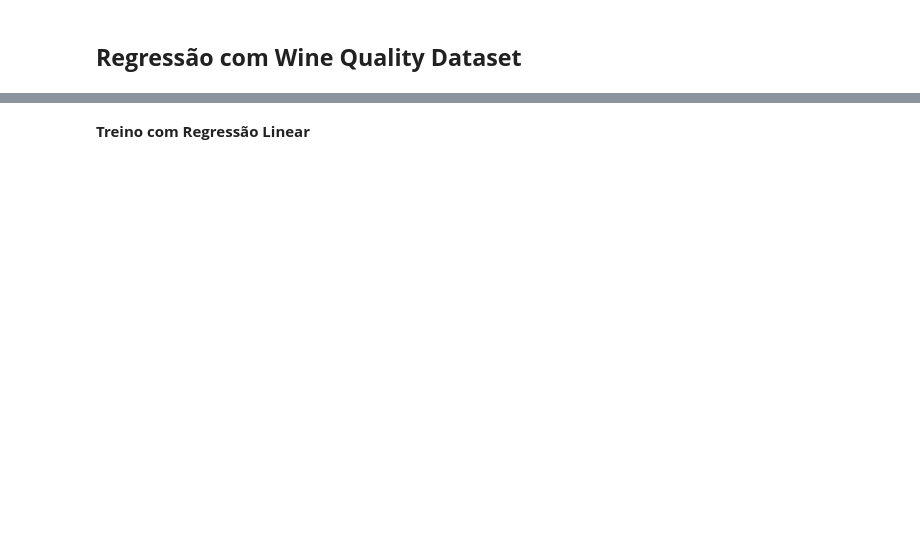
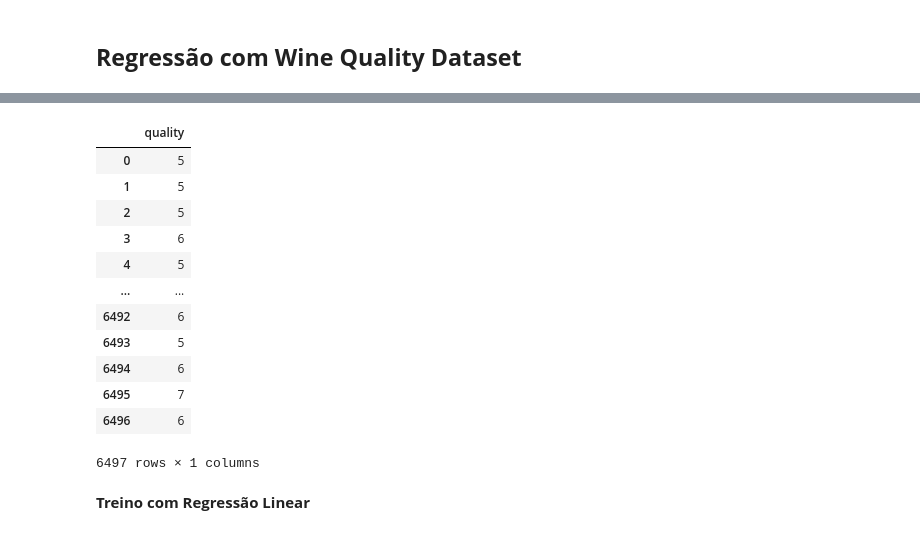
Before and after one commit to Dexduo/Introducao-a-Ciencia-de-Dados, a Jupyter notebook: Trabalho_Pratico_1/Trabalho_Pratico_1.ipynb, the cells around one changed output, grey strips where cells are left out. Drawn from its saved outputs; the diff is of its cells as text; code cells hidden in the pictures; blank space fills up the shorter version.

```diff
--- a/Trabalho_Pratico_1/Trabalho_Pratico_1.ipynb
+++ b/Trabalho_Pratico_1/Trabalho_Pratico_1.ipynb
@@ -86,3 +121,19 @@ y_wine = wine_quality.data.targets
+# %%
+y_wine
+# %% [output]
+|  | quality |
+| 0 | 5 |
+| 1 | 5 |
+| 2 | 5 |
+| 3 | 6 |
+| 4 | 5 |
+| ... | ... |
+| 6492 | 6 |
+| 6493 | 5 |
+| 6494 | 6 |
+| 6495 | 7 |
+| 6496 | 6 |
+6497 rows × 1 columns
 # %%
 # metadata
 #print(wine_quality.metadata)
```
Also changed, not shown: parts of 32 cells of this notebook.
